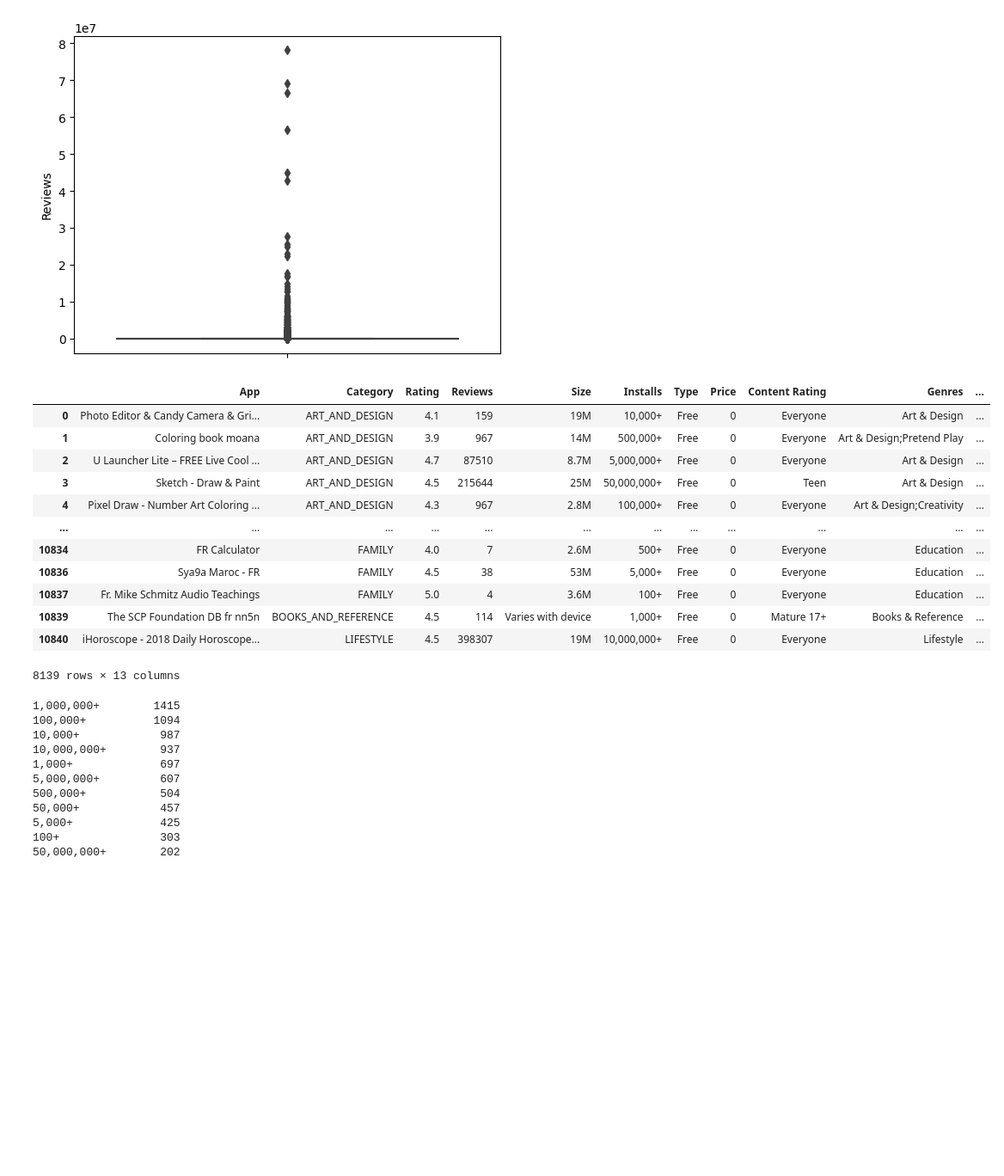
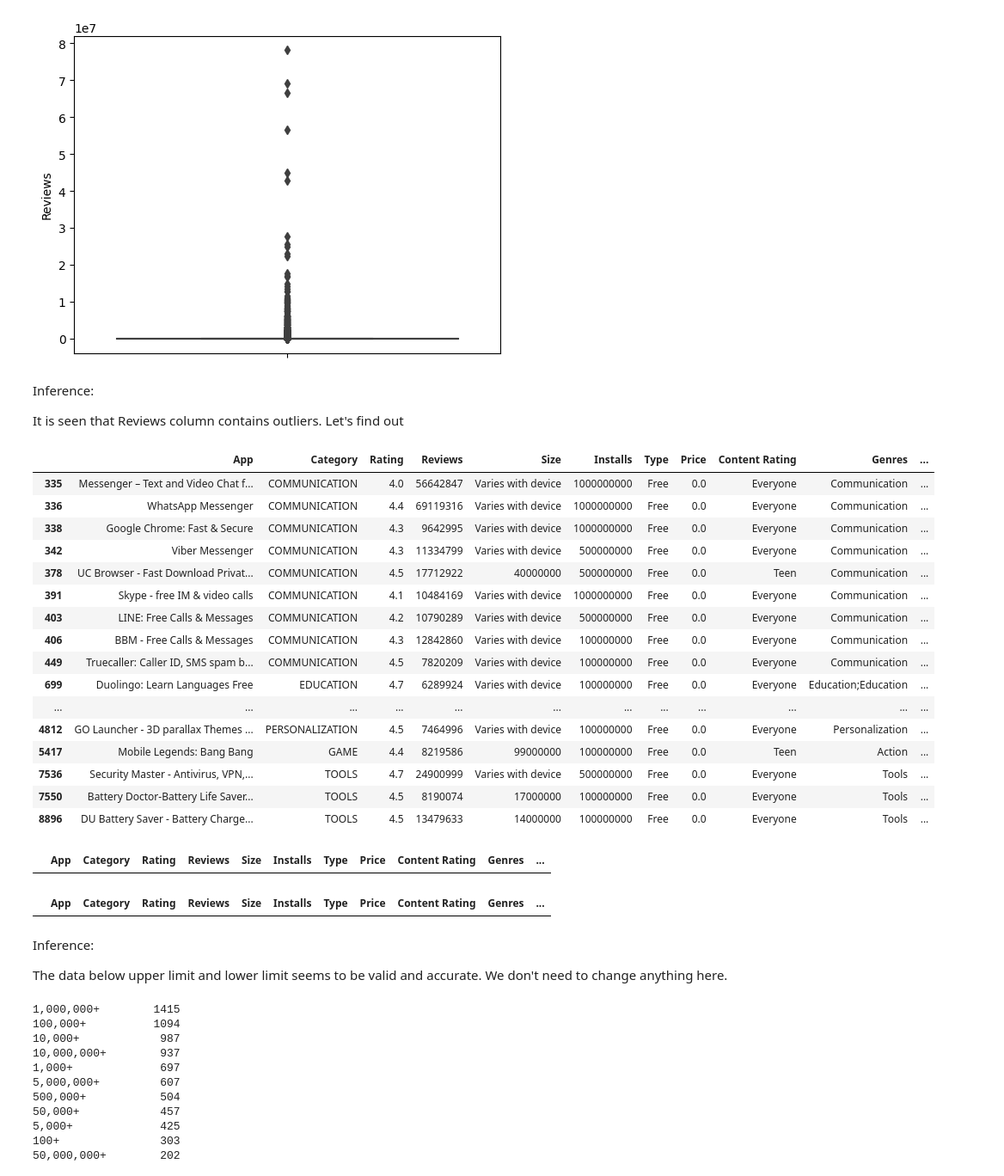
Before and after one commit to GourabR/Playstore_app_review_analysis, a Jupyter notebook: EDA_playstore_app_analysis.ipynb, the cells around one changed output. Shown at 86% size. Cells and saved outputs as stored; diff of their text form; code cells hidden in the pictures; blank space fills up the shorter version.

```diff
--- a/EDA_playstore_app_analysis.ipynb
+++ b/EDA_playstore_app_analysis.ipynb
@@ -589,4 +647,8 @@ sns.boxplot(data = df, y = 'Reviews')
 plt.show()
 # %% [output]
 [figure]
+# %% [markdown]
+Inference:
+
+ It is seen that Reviews column contains outliers. Let's find out
 # %%
@@ -596,21 +658,38 @@ lower_limit = mean - 3*df['Reviews'].std()
 upper_limit = mean + 3*df['Reviews'].std()
 # %%
 # Checking the data above upper limit. And it is seen that the values are accurate and valid.
-df[df['Reviews'] <= upper_limit]
+df[df['Reviews'] > upper_limit]
 # %% [output]
 |  | App | Category | Rating | Reviews | Size | Installs | Type | Price | Content Rating | Genres | ... |
-| 0 | Photo Editor & Candy Camera & Gri... | ART_AND_DESIGN | 4.1 | 159 | 19M | 10,000+ | Free | 0 | Everyone | Art & Design | ... |
-| 1 | Coloring book moana | ART_AND_DESIGN | 3.9 | 967 | 14M | 500,000+ | Free | 0 | Everyone | Art & Design;Pretend Play | ... |
-| 2 | U Launcher Lite – FREE Live Cool ... | ART_AND_DESIGN | 4.7 | 87510 | 8.7M | 5,000,000+ | Free | 0 | Everyone | Art & Design | ... |
-| 3 | Sketch - Draw & Paint | ART_AND_DESIGN | 4.5 | 215644 | 25M | 50,000,000+ | Free | 0 | Teen | Art & Design | ... |
-| 4 | Pixel Draw - Number Art Coloring ... | ART_AND_DESIGN | 4.3 | 967 | 2.8M | 100,000+ | Free | 0 | Everyone | Art & Design;Creativity | ... |
+| 335 | Messenger – Text and Video Chat f... | COMMUNICATION | 4.0 | 56642847 | Varies with device | 1000000000 | Free | 0.0 | Everyone | Communication | ... |
+| 336 | WhatsApp Messenger | COMMUNICATION | 4.4 | 69119316 | Varies with device | 1000000000 | Free | 0.0 | Everyone | Communication | ... |
+| 338 | Google Chrome: Fast & Secure | COMMUNICATION | 4.3 | 9642995 | Varies with device | 1000000000 | Free | 0.0 | Everyone | Communication | ... |
+| 342 | Viber Messenger | COMMUNICATION | 4.3 | 11334799 | Varies with device | 500000000 | Free | 0.0 | Everyone | Communication | ... |
+| 378 | UC Browser - Fast Download Privat... | COMMUNICATION | 4.5 | 17712922 | 40000000 | 500000000 | Free | 0.0 | Teen | Communication | ... |
+| 391 | Skype - free IM & video calls | COMMUNICATION | 4.1 | 10484169 | Varies with device | 1000000000 | Free | 0.0 | Everyone | Communication | ... |
+| 403 | LINE: Free Calls & Messages | COMMUNICATION | 4.2 | 10790289 | Varies with device | 500000000 | Free | 0.0 | Everyone | Communication | ... |
+| 406 | BBM - Free Calls & Messages | COMMUNICATION | 4.3 | 12842860 | Varies with device | 100000000 | Free | 0.0 | Everyone | Communication | ... |
+| 449 | Truecaller: Caller ID, SMS spam b... | COMMUNICATION | 4.5 | 7820209 | Varies with device | 100000000 | Free | 0.0 | Everyone | Communication | ... |
+| 699 | Duolingo: Learn Languages Free | EDUCATION | 4.7 | 6289924 | Varies with device | 100000000 | Free | 0.0 | Everyone | Education;Education | ... |
 | ... | ... | ... | ... | ... | ... | ... | ... | ... | ... | ... | ... |
-| 10834 | FR Calculator | FAMILY | 4.0 | 7 | 2.6M | 500+ | Free | 0 | Everyone | Education | ... |
-| 10836 | Sya9a Maroc - FR | FAMILY | 4.5 | 38 | 53M | 5,000+ | Free | 0 | Everyone | Education | ... |
-| 10837 | Fr. Mike Schmitz Audio Teachings | FAMILY | 5.0 | 4 | 3.6M | 100+ | Free | 0 | Everyone | Education | ... |
-| 10839 | The SCP Foundation DB fr nn5n | BOOKS_AND_REFERENCE | 4.5 | 114 | Varies with device | 1,000+ | Free | 0 | Mature 17+ | Books & Reference | ... |
-| 10840 | iHoroscope - 2018 Daily Horoscope... | LIFESTYLE | 4.5 | 398307 | 19M | 10,000,000+ | Free | 0 | Everyone | Lifestyle | ... |
+| 4812 | GO Launcher - 3D parallax Themes ... | PERSONALIZATION | 4.5 | 7464996 | Varies with device | 100000000 | Free | 0.0 | Everyone | Personalization | ... |
+| 5417 | Mobile Legends: Bang Bang | GAME | 4.4 | 8219586 | 99000000 | 100000000 | Free | 0.0 | Teen | Action | ... |
+| 7536 | Security Master - Antivirus, VPN,... | TOOLS | 4.7 | 24900999 | Varies with device | 500000000 | Free | 0.0 | Everyone | Tools | ... |
+| 7550 | Battery Doctor-Battery Life Saver... | TOOLS | 4.5 | 8190074 | 17000000 | 100000000 | Free | 0.0 | Everyone | Tools | ... |
+| 8896 | DU Battery Saver - Battery Charge... | TOOLS | 4.5 | 13479633 | 14000000 | 100000000 | Free | 0.0 | Everyone | Tools | ... |
-8139 rows × 13 columns
+# %%
+# Checking the data below limit.
+df[df['Reviews'] < lower_limit]
+# %% [output]
+|  | App | Category | Rating | Reviews | Size | Installs | Type | Price | Content Rating | Genres | ... |
+# %%
+df[df['Reviews'] < 0]
+# %% [output]
+|  | App | Category | Rating | Reviews | Size | Installs | Type | Price | Content Rating | Genres | ... |
+# %% [markdown]
+Inference:
+
+The data below upper limit and lower limit seems to be valid and accurate. We don't need to change anything here.
 # %%
 # Checking the frequency count of the column Installs.
 df['Installs'].value_counts()
```
Also changed, not shown: parts of 73 cells of this notebook.
